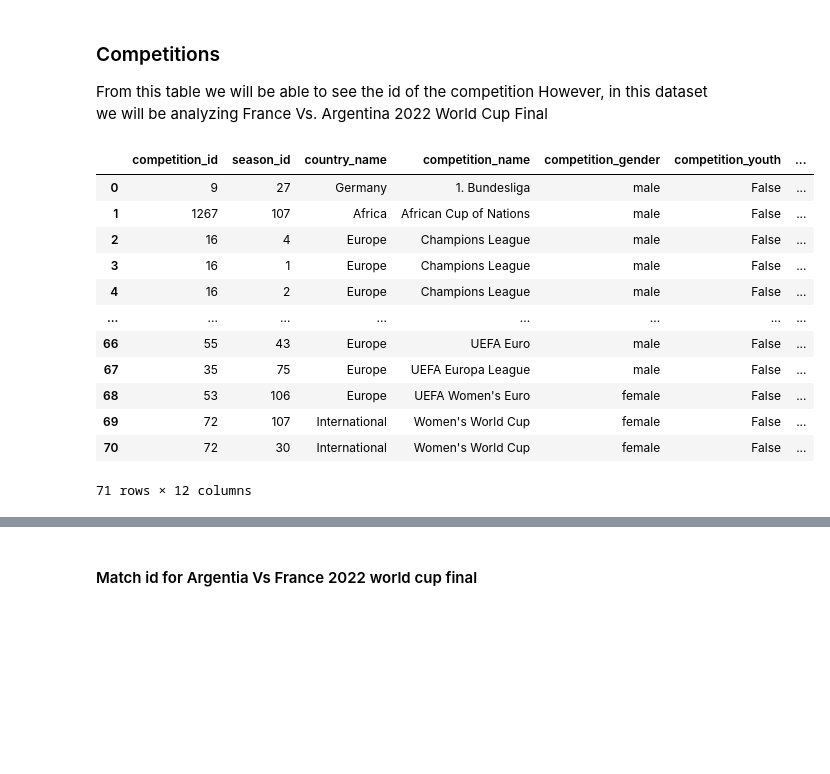
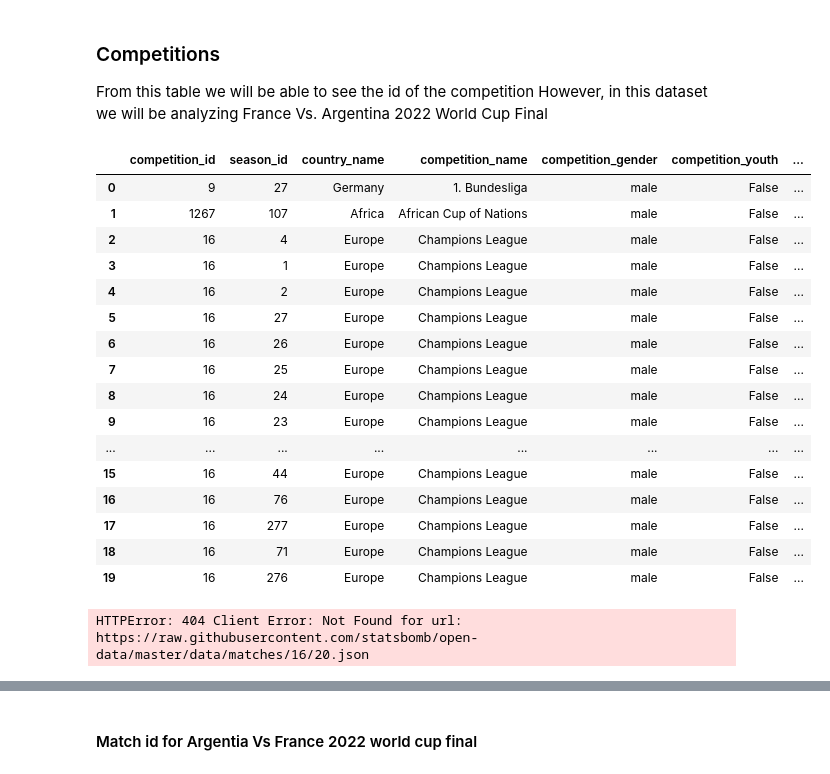
Before and after one commit to asheshh-lal/Football-analytics, a Jupyter notebook: event/test.ipynb, the cells around one changed output, grey strips where cells are left out. Cells and saved outputs as stored; diff of their text form; code cells hidden in the pictures; blank space fills up the shorter version.

```diff
--- a/event/test.ipynb
+++ b/event/test.ipynb
@@ -9,21 +9,29 @@ import plotly.express as px
 From this table we will be able to see the id of the competition
 However, in this dataset we will be analyzing France Vs. Argentina 2022 World Cup Final
 # %%
-sb.competitions()
+sb.competitions()[sb.competitions()['competition_name']==''
 # %% [output]
 |  | competition_id | season_id | country_name | competition_name | competition_gender | competition_youth | ... |
 | 0 | 9 | 27 | Germany | 1. Bundesliga | male | False | ... |
 | 1 | 1267 | 107 | Africa | African Cup of Nations | male | False | ... |
 | 2 | 16 | 4 | Europe | Champions League | male | False | ... |
 | 3 | 16 | 1 | Europe | Champions League | male | False | ... |
 | 4 | 16 | 2 | Europe | Champions League | male | False | ... |
+| 5 | 16 | 27 | Europe | Champions League | male | False | ... |
+| 6 | 16 | 26 | Europe | Champions League | male | False | ... |
+| 7 | 16 | 25 | Europe | Champions League | male | False | ... |
+| 8 | 16 | 24 | Europe | Champions League | male | False | ... |
+| 9 | 16 | 23 | Europe | Champions League | male | False | ... |
 | ... | ... | ... | ... | ... | ... | ... | ... |
-| 66 | 55 | 43 | Europe | UEFA Euro | male | False | ... |
-| 67 | 35 | 75 | Europe | UEFA Europa League | male | False | ... |
-| 68 | 53 | 106 | Europe | UEFA Women's Euro | female | False | ... |
-| 69 | 72 | 107 | International | Women's World Cup | female | False | ... |
-| 70 | 72 | 30 | International | Women's World Cup | female | False | ... |
+| 15 | 16 | 44 | Europe | Champions League | male | False | ... |
+| 16 | 16 | 76 | Europe | Champions League | male | False | ... |
+| 17 | 16 | 277 | Europe | Champions League | male | False | ... |
+| 18 | 16 | 71 | Europe | Champions League | male | False | ... |
+| 19 | 16 | 276 | Europe | Champions League | male | False | ... |
-71 rows × 12 columns
+# %%
+sb.matches(competition_id=16, season_id=20)
+# %% [output]
+HTTPError: 404 Client Error: Not Found for url: https://raw.githubusercontent.com/statsbomb/open-data/master/data/matches/16/20.json
 # %%
 sb.matches(competition_id=43, season_id=106)
 # %% [output]
```
Also changed, not shown: parts of 1 cell of this notebook, 20 other files.
